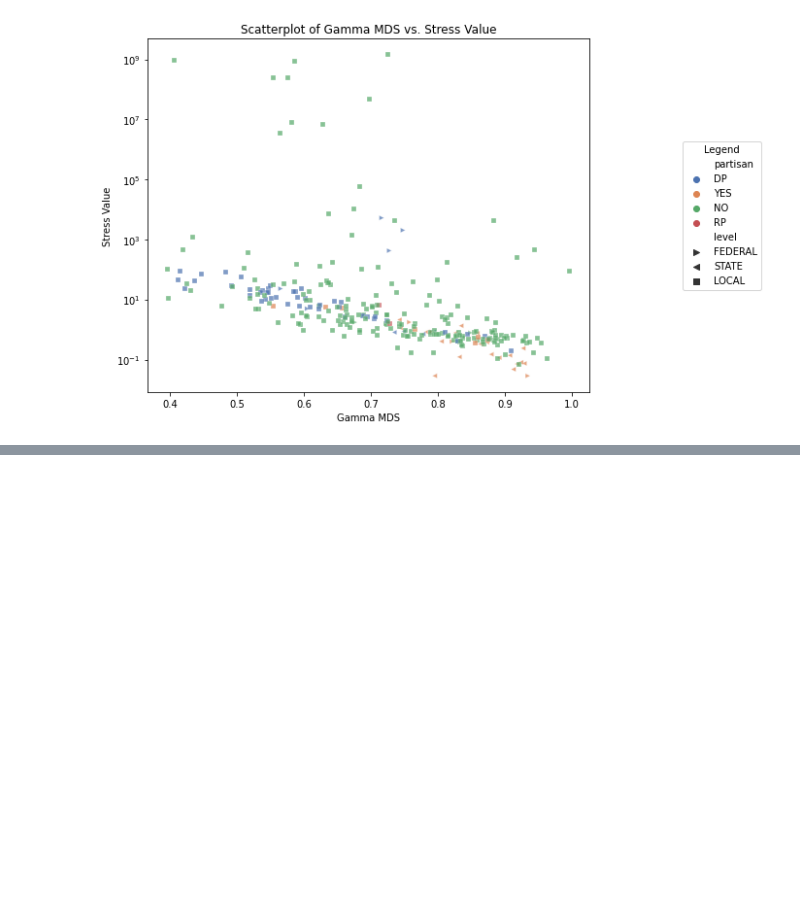
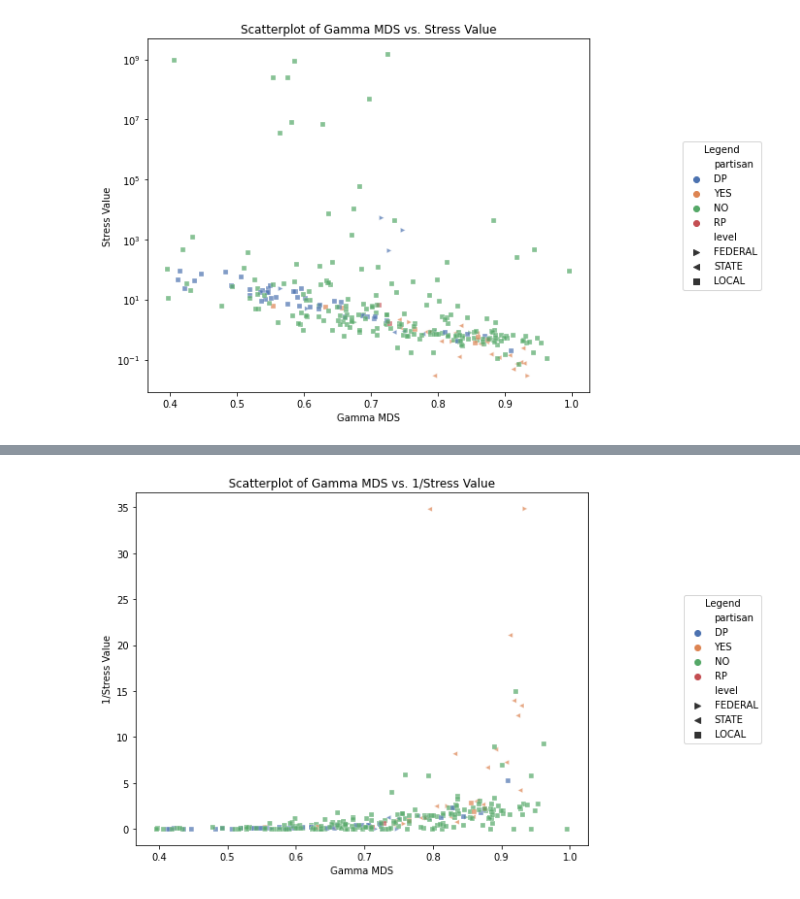
Before and after one commit to ericssimpson/voting-analysis-tools, a Jupyter notebook: rcv_exploration/explore_stress.ipynb, the cells around one changed output, grey strips where cells are left out. Drawn from its saved outputs; the diff is of its cells as text; code cells hidden in the pictures; blank space fills up the shorter version.

```diff
--- a/rcv_exploration/explore_stress.ipynb
+++ b/rcv_exploration/explore_stress.ipynb
@@ -91,0 +135,25 @@ plt.show()
+# %%
+# Calculate 1/stress_value for the new plot in the collated format
+filtered_data['inv_stress_value'] = 1 / filtered_data['stress_value']
+
+# Create a single scatterplot without facets for the new plot
+plt.figure(figsize=(10, 6))
+
+# Map the scatterplot, differentiating by 'partisan' (color) and 'level' (custom marker style)
+sns.scatterplot(data=filtered_data, x='gamma mds', y='inv_stress_value', hue='partisan', style='level', markers=custom_marker_dict, alpha=.7, palette='deep', s=25)
+
+# Add legend outside the plot at a more convenient location
+plt.legend(title='Legend', bbox_to_anchor=(1.2, 0.5), loc='center left')
+
+# Add labels and title
+plt.xlabel('Gamma MDS')
+plt.ylabel('1/Stress Value')
+plt.title('Scatterplot of Gamma MDS vs. 1/Stress Value')
+
+# Tight layout
+plt.tight_layout()
+
+# Show the plot
+plt.show()
+# %% [output]
+[figure, added]
```
Also changed, not shown: parts of 1 cell of this notebook, 3 other files.
